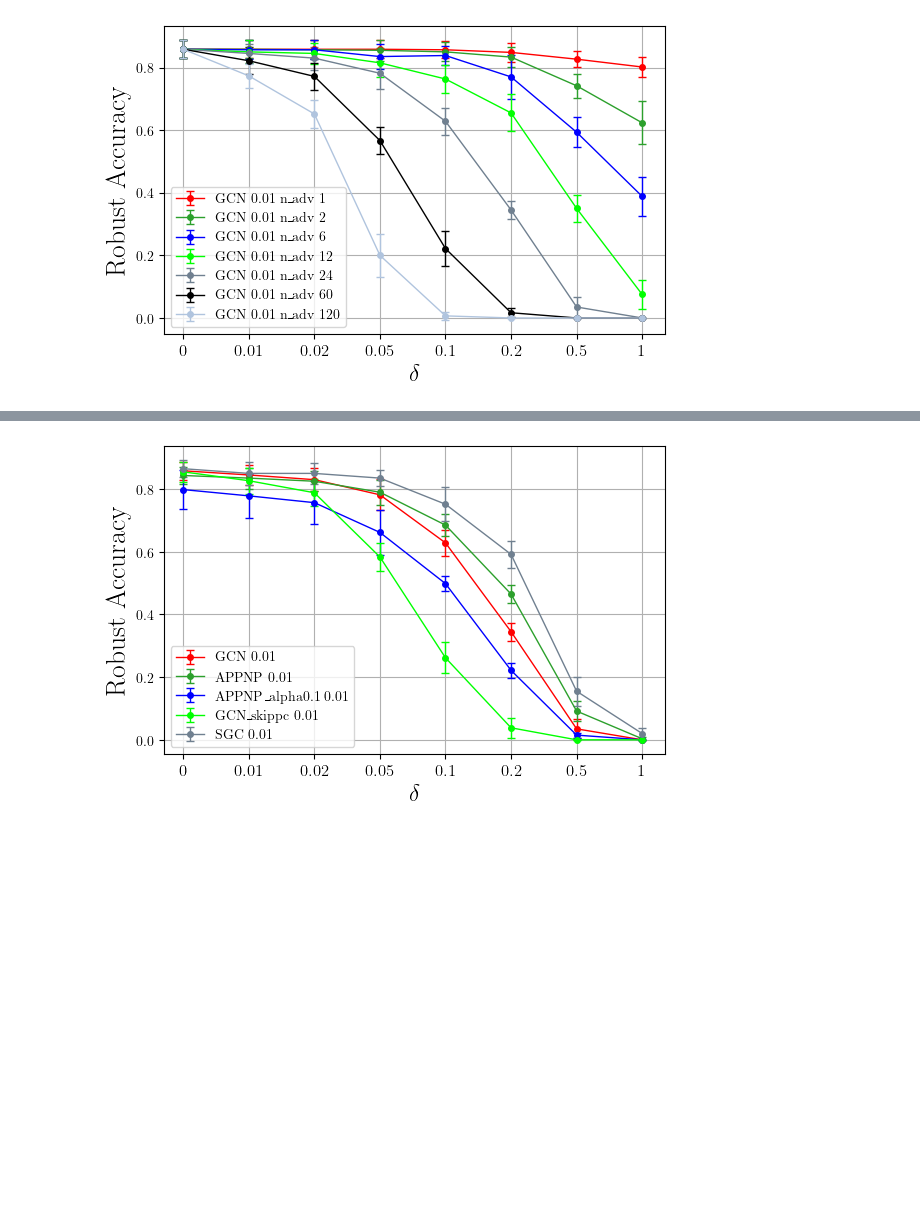
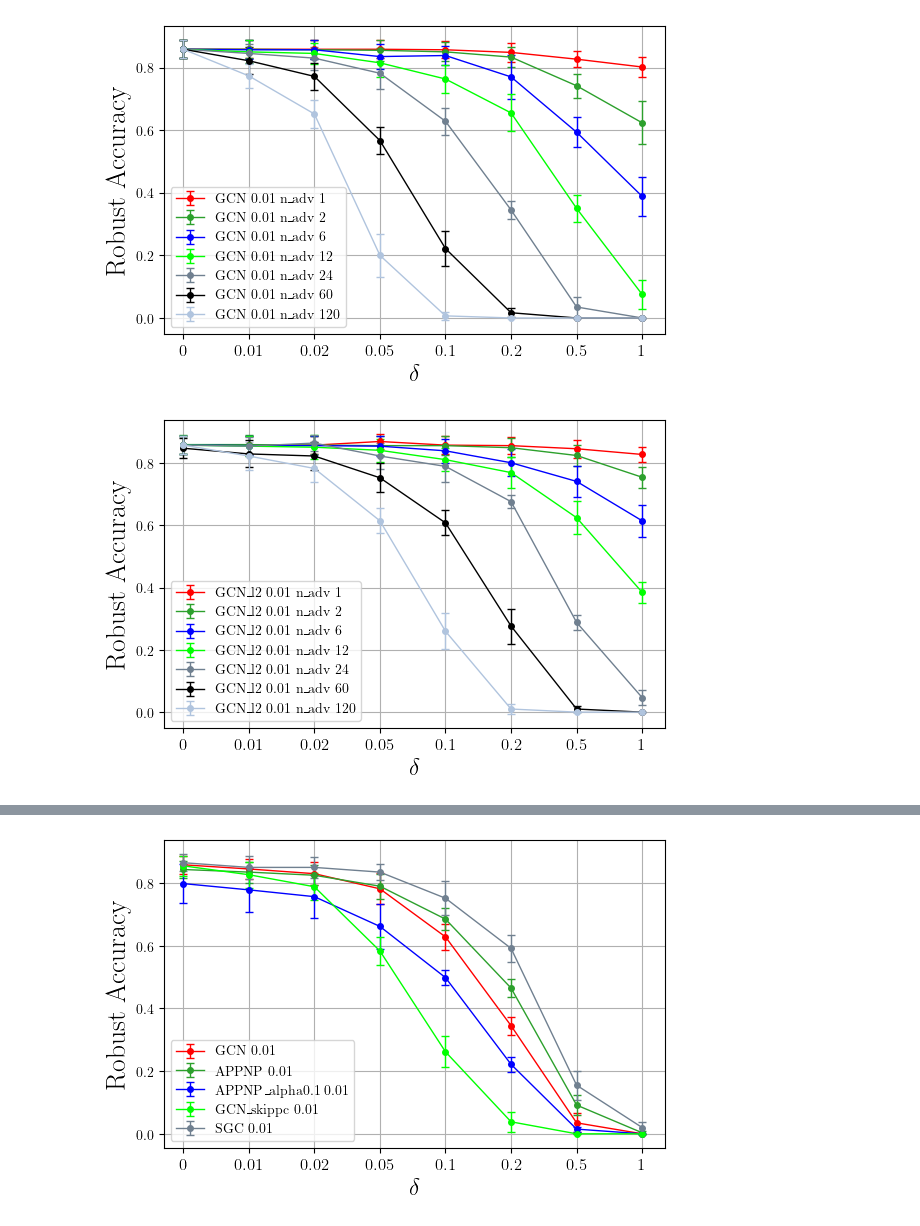
Before and after one commit to saper0/qpcert, a Jupyter notebook: notebooks/certification/l_cert_gcn.ipynb, the cells around one changed output, grey strips where cells are left out. Cells and saved outputs as stored; diff of their text form; code cells hidden in the pictures; blank space fills up the shorter version.

```diff
--- a/notebooks/certification/l_cert_gcn.ipynb
+++ b/notebooks/certification/l_cert_gcn.ipynb
@@ -107,3 +118,9 @@ experiment_manager.plot_robust_acc_delta_nadv(K, ["GCN"], C_l, attack_nodes,
                                               n_adv_l=n_adv_l, delta_l=delta_l)
 # %% [output]
 [figure]
+# %%
+C_l = [0.01]
+experiment_manager.plot_robust_acc_delta_nadv(K, ["GCN_l2"], C_l, attack_nodes,
+                                              n_adv_l=n_adv_l, delta_l=delta_l)
+# %% [output]
+[figure, added]
```
Also changed, not shown: parts of 9 cells of this notebook, 24 other files.
